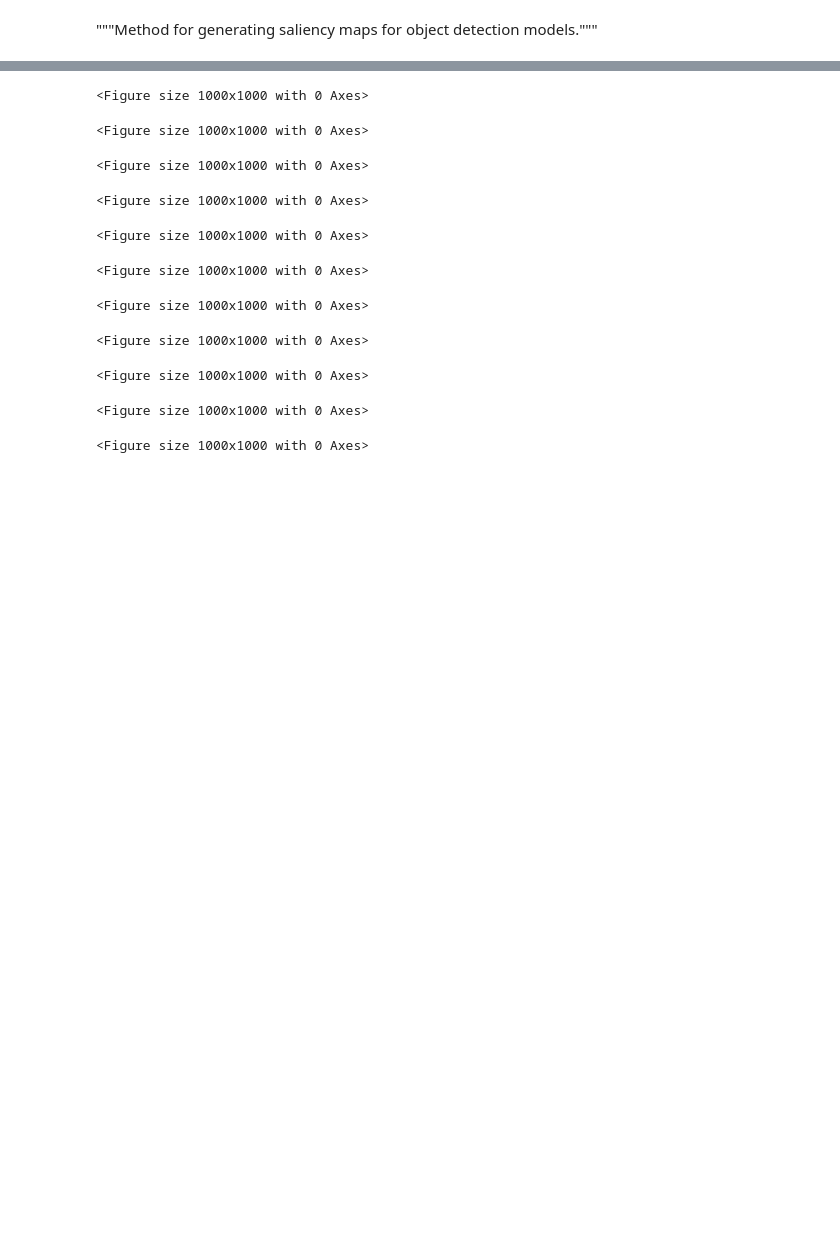
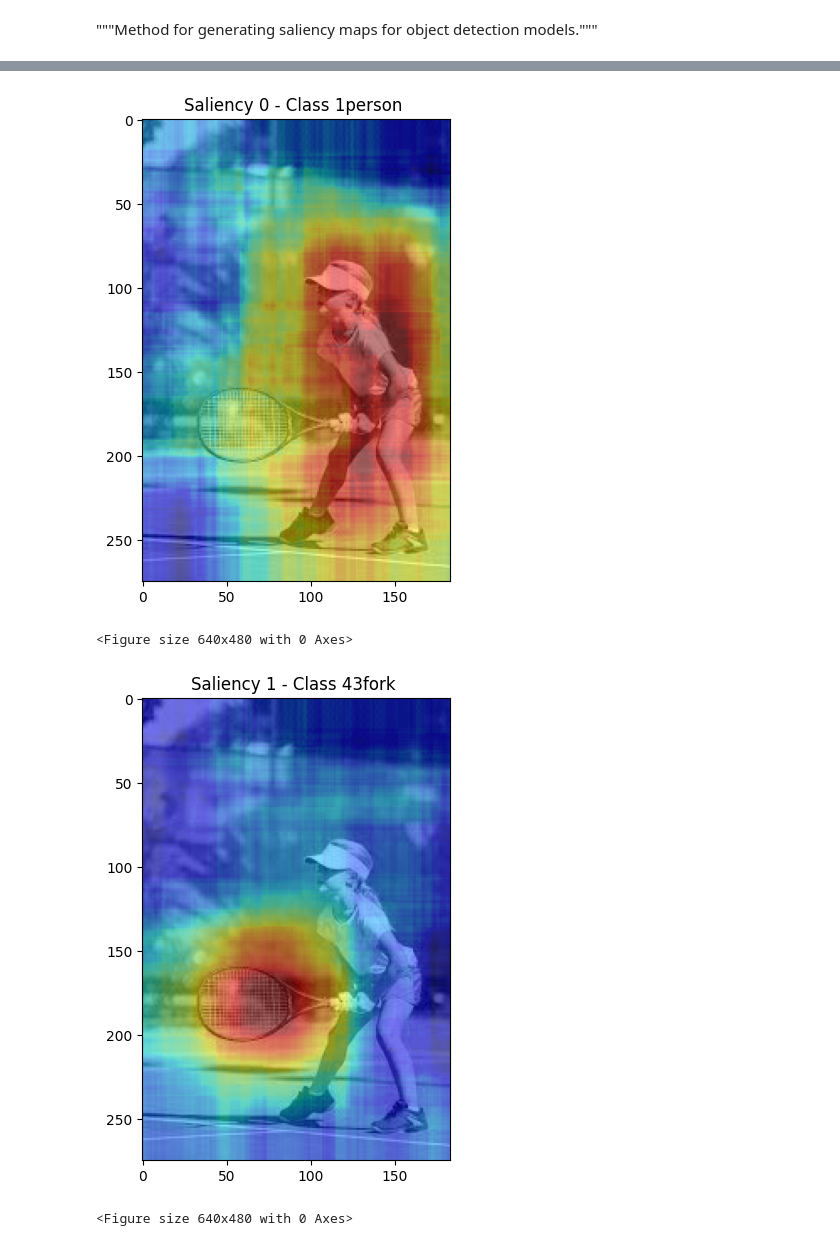
Before and after one commit to aulphin/D-rise, a Jupyter notebook: mainly.ipynb, the cells around one changed output, grey strips where cells are left out. Cells and saved outputs as stored; diff of their text form; code cells hidden in the pictures; blank space fills up the shorter version.

```diff
--- a/mainly.ipynb
+++ b/mainly.ipynb
@@ -139,15 +128,8 @@ def show_saliency_maps(figures, labels):
 # %%
 # calling the function
-figures,labels = get_drise_saliency_map(imagelocation="laptop_man.jpg", model=None, numclasses=91)
+figures,labels = get_drise_saliency_map(imagelocation="girl.jpg", model=None, numclasses=91)
 # %% [output]
+[figure, added]
-<Figure size 1000x1000 with 0 Axes>
+<Figure size 640x480 with 0 Axes>
+[figure, added]
-<Figure size 1000x1000 with 0 Axes>
+<Figure size 640x480 with 0 Axes>
-<Figure size 1000x1000 with 0 Axes>
-<Figure size 1000x1000 with 0 Axes>
-<Figure size 1000x1000 with 0 Axes>
-<Figure size 1000x1000 with 0 Axes>
-<Figure size 1000x1000 with 0 Axes>
-<Figure size 1000x1000 with 0 Axes>
-<Figure size 1000x1000 with 0 Axes>
-<Figure size 1000x1000 with 0 Axes>
-<Figure size 1000x1000 with 0 Axes>
```
Also changed, not shown: parts of 15 cells of this notebook.
